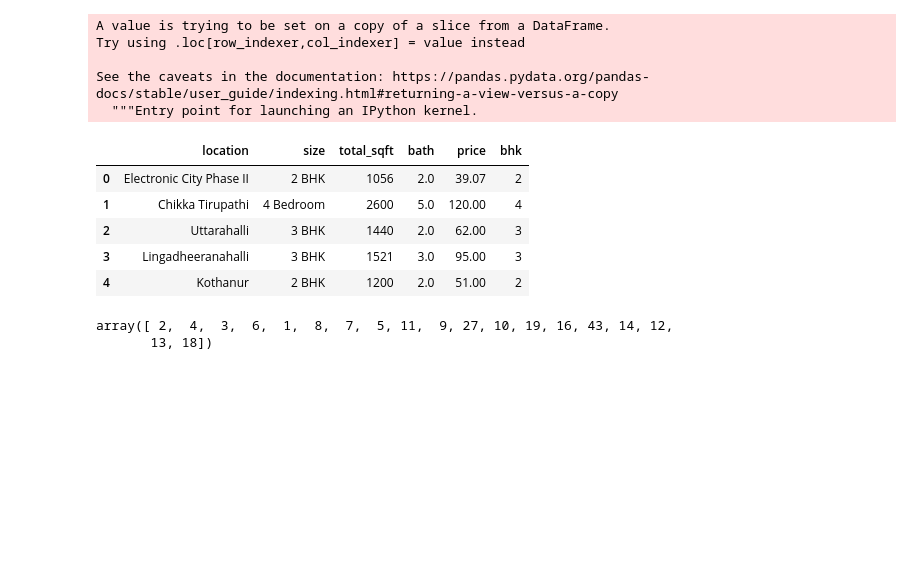
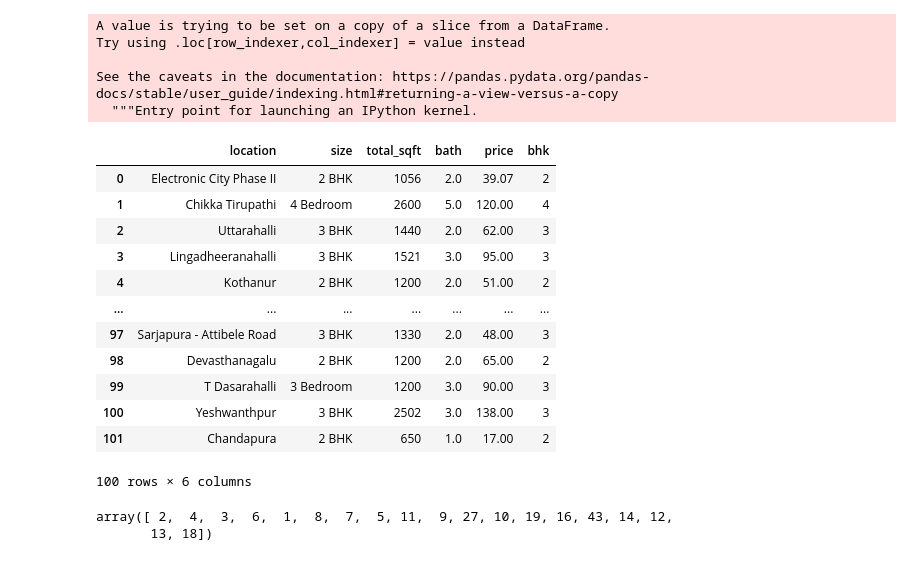
Before and after one commit to malhardhaygude/MyCertificates, a Jupyter notebook: ML_Project_0.ipynb, the cells around one changed output. Cells and saved outputs as stored; diff of their text form; code cells hidden in the pictures; blank space fills up the shorter version.

```diff
--- a/ML_Project_0.ipynb
+++ b/ML_Project_0.ipynb
@@ -104,14 +104,21 @@ Try using .loc[row_indexer,col_indexer] = value instead
 See the caveats in the documentation: https://pandas.pydata.org/pandas-docs/stable/user_guide/indexing.html#returning-a-view-versus-a-copy
   """Entry point for launching an IPython kernel.
 # %%
-df3.head()
+df3.head(100)
 # %% [output]
 |  | location | size | total_sqft | bath | price | bhk |
 | 0 | Electronic City Phase II | 2 BHK | 1056 | 2.0 | 39.07 | 2 |
 | 1 | Chikka Tirupathi | 4 Bedroom | 2600 | 5.0 | 120.00 | 4 |
 | 2 | Uttarahalli | 3 BHK | 1440 | 2.0 | 62.00 | 3 |
 | 3 | Lingadheeranahalli | 3 BHK | 1521 | 3.0 | 95.00 | 3 |
 | 4 | Kothanur | 2 BHK | 1200 | 2.0 | 51.00 | 2 |
+| ... | ... | ... | ... | ... | ... | ... |
+| 97 | Sarjapura - Attibele Road | 3 BHK | 1330 | 2.0 | 48.00 | 3 |
+| 98 | Devasthanagalu | 2 BHK | 1200 | 2.0 | 65.00 | 2 |
+| 99 | T Dasarahalli | 3 Bedroom | 1200 | 3.0 | 90.00 | 3 |
+| 100 | Yeshwanthpur | 3 BHK | 2502 | 3.0 | 138.00 | 3 |
+| 101 | Chandapura | 2 BHK | 650 | 1.0 | 17.00 | 2 |
+100 rows × 6 columns
 # %%
  df3['bhk'].unique()
 # %% [output]
```
Also changed, not shown: parts of 61 cells of this notebook.
